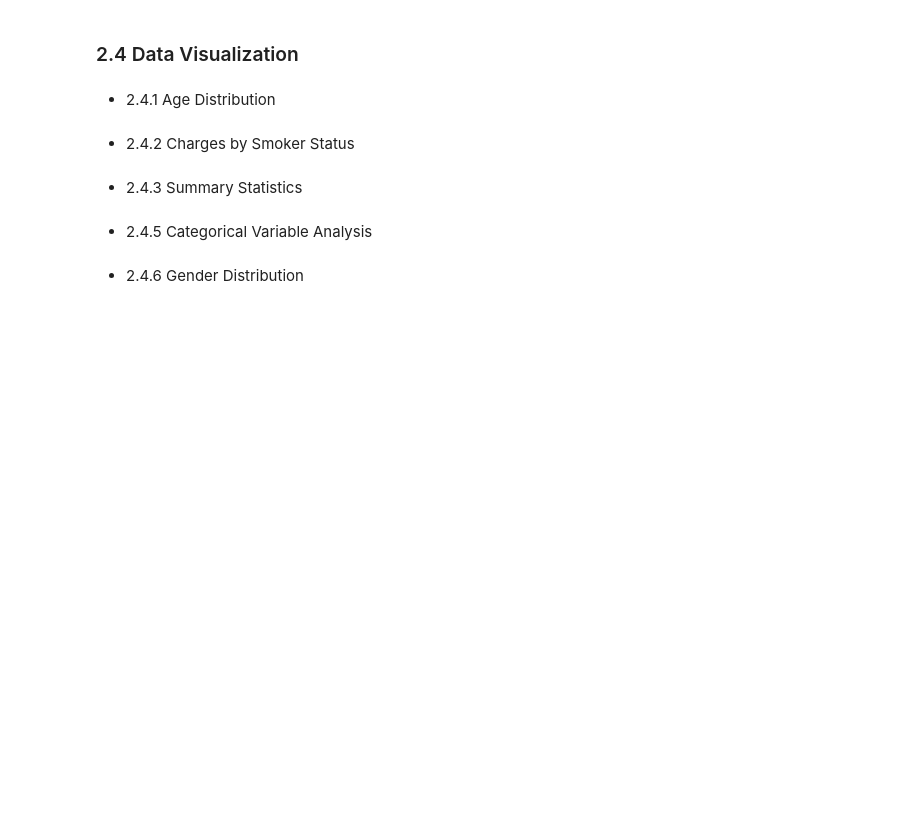
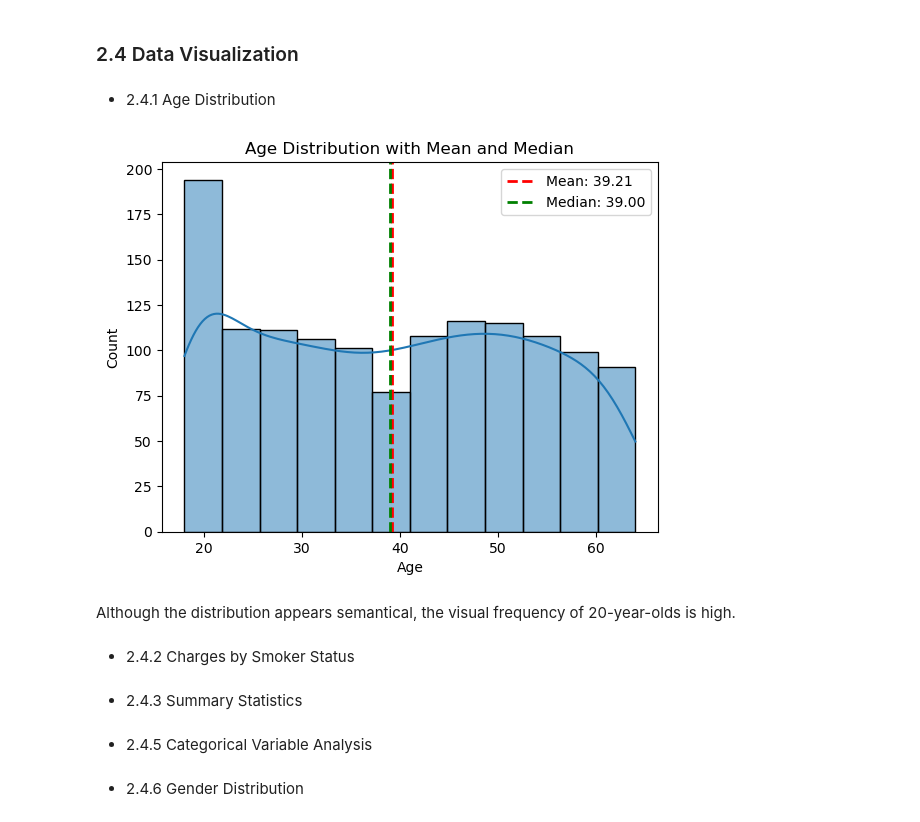
Before and after one commit to GeorgeMiyahara/US_Medical_Insurance_Costs, a Jupyter notebook: project_contribution/us-medical-insurance-costs.ipynb, the cells around one changed output. Drawn from its saved outputs; the diff is of its cells as text; code cells hidden in the pictures; blank space fills up the shorter version.

```diff
--- a/project_contribution/us-medical-insurance-costs.ipynb
+++ b/project_contribution/us-medical-insurance-costs.ipynb
@@ -159,6 +154,30 @@ The dataset is already complete. We will now convert categorical columns to nume
 ### 2.4 Data Visualization
 # %% [markdown]
   - 2.4.1 Age Distribution
+# %%
+
+sns.histplot(data=df, x='age', kde=True)
+# Calculate the mean and median
+mean_age = df['age'].mean()
+median_age = df['age'].median()
+
+# Add vertical lines for mean and median
+plt.axvline(mean_age, color='red', linestyle='dashed', linewidth=2, label=f'Mean: {mean_age:.2f}')
+plt.axvline(median_age, color='green', linestyle='dashed', linewidth=2, label=f'Median: {median_age:.2f}')
+
+plt.title('Age Distribution with Mean and Median')
+plt.xlabel('Age')
+plt.ylabel('Count')
+
+# Show a legend with the mean and median labels
+plt.legend()
+
+plt.show()
+plt.close()
+# %% [output]
+[figure, added]
+# %% [markdown]
+Although the distribution appears semantical, the visual frequency of 20-year-olds is high.
 # %% [markdown]
   - 2.4.2 Charges by Smoker Status
 # %% [markdown]
```
Also changed, not shown: parts of 6 cells of this notebook.
